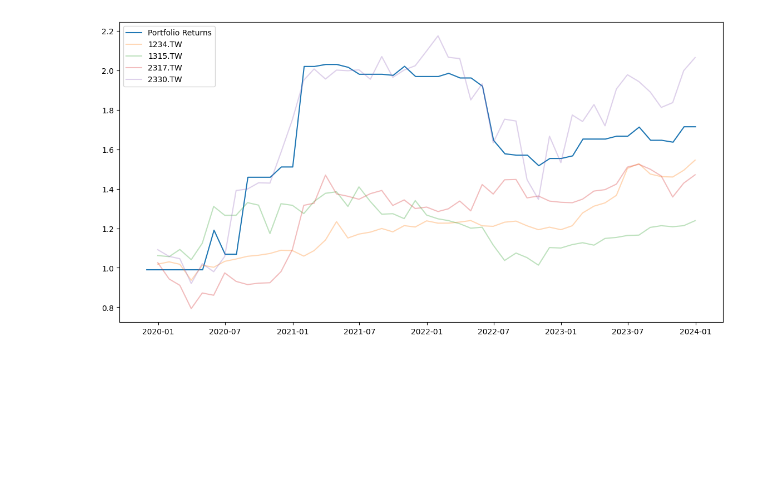
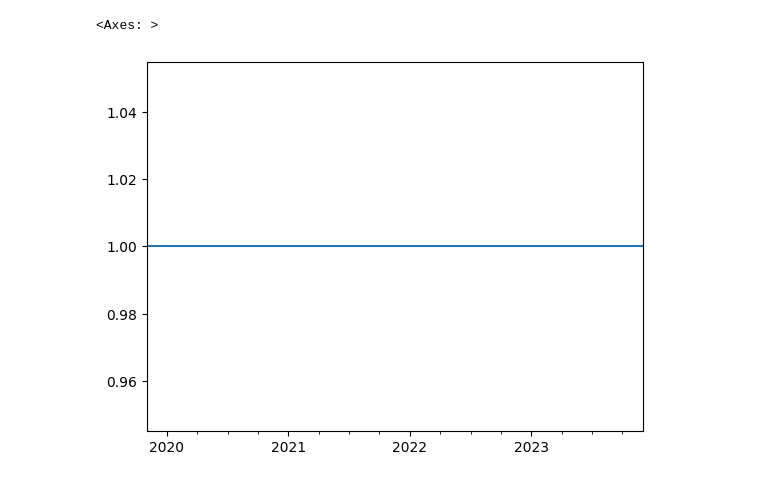
Before and after one commit to tsungyou/TS, a Jupyter notebook: main/ARIMA_test_v1_step1_stationarize.ipynb, the cells around one changed output. Cells and saved outputs as stored; diff of their text form; code cells hidden in the pictures; blank space fills up the shorter version.

Commit message:
ar model v1

```diff
--- a/main/ARIMA_test_v1_step1_stationarize.ipynb
+++ b/main/ARIMA_test_v1_step1_stationarize.ipynb
@@ -1,3 +1,7 @@
+# %%
+import pandas as pd
+df = pd.read_parquet("../others/price_top290.parquet")
+stock_list = set(df['ticker_market'])
 # %%
 import yfinance as yf
 import statsmodels.api as sm
@@ -16,8 +20,8 @@ resample_map = {
 }
 
 # params
-stock_list = ["2330.TW","2317.TW","1234.TW", "1315.TW"]
-train_end = pd.to_datetime("2020-01-01")
+train_end_str = "2019-01-01"
+train_end = pd.to_datetime(train_end_str)
 train_start = train_end - timedelta(days=365)
 
 df = yf.download(stock_list, start=train_start, end="2024-01-01", progress=False)
@@ -27,6 +37,6 @@ pct_change = pct_change.resample(resample_map['monthly']).sum()
 # %%
-
-starter_index = np.where(pct_change.index < train_end)[0][-1]
+modeling_end = "2020-01-01"
+starter_index = np.where(pct_change.index < pd.to_datetime(modeling_end))[0][-1]
 factors = []
 indices = []
 for index in range(len(pct_change)-starter_index+1):
@@ -35,8 +45,7 @@ for index in range(len(pct_change)-starter_index+1):
     pct_change_train = pct_change.iloc[index:starter_index+index]
     print(pct_change_train.index[0], pct_change_train.index[-1])
     prediction_factor = []
-    for ticker in stock_list:
-
+    for ticker in list(pct_change_train.columns):
         # get max lags with pacf
         pacf_values = pacf(pct_change_train[ticker], method='ywm')
 
@@ -80,39 +71,18 @@ for index in range(len(pct_change)-starter_index+1):
 # %%
-tester = pd.DataFrame(factors, columns=stock_list, index=indices)
+tester = pd.DataFrame(factors, columns=list(pct_change_train.columns), index=indices)
 df1 = tester.dropna(axis='columns', how='all').copy()
 demean = df1.sub(df1.mean(axis=1), axis=0)
 weighting = demean.div(demean.abs().sum(axis=1), axis=0)
+def normalize_weights(df):
+    long_weights = df[df > 0]
+
+    normalized_long_weights = long_weights.div(long_weights.sum(axis=1), axis=0).fillna(0)
+
+    return normalized_long_weights
+
+normalized_long_weights = normalize_weights(weighting)
+# check weighting allocation for each time period
+normalized_long_weights.sum(axis=1).plot()
+# %% [output]
+<Axes: >
+[figure, added]
-# %%
-import pandas as pd
-import numpy as np
-import matplotlib.pyplot as plt
-
-# Sample data
-close_prices_df = pd.DataFrame(df['Open'], index=[i + timedelta(days=1) for i in tester.index]).dropna()
-# Normalize portfolio weights
-def normalize_weights(df):
-    long_weights = df[df > 0]
-
-    normalized_long_weights = long_weights.div(long_weights.sum(axis=1), axis=0).fillna(0)
-
-    return normalized_long_weights
-
-normalized_long_weights = normalize_weights(weighting)
-normalized_long_weights.index = [i + timedelta(1) for i in normalized_long_weights.index]
-portfolio_returns = (normalized_long_weights * close_prices_df.pct_change()).sum(axis=1)
-# Plot returns
-plt.figure(figsize=(14, 7))
-plt.plot((1 + portfolio_returns).cumprod()*0.99, label='Portfolio Returns')
-
-benchmark = pct_change[pct_change.index >= portfolio_returns.index[0]]
-plt.plot((1+ benchmark).cumprod(), label=list(benchmark.columns), alpha=0.3)
-plt.legend()
-plt.show()
-
-# Calculate performance metrics
-def sharpe_ratio(returns, risk_free_rate=0.03):
-    excess_returns = returns - risk_free_rate
-    print(np.std(excess_returns))
-    return  np.mean(portfolio_returns)/ np.std(excess_returns)
-# %% [output]
-[figure, removed]
```
Also changed, not shown: parts of 7 cells of this notebook, 2 other files.
